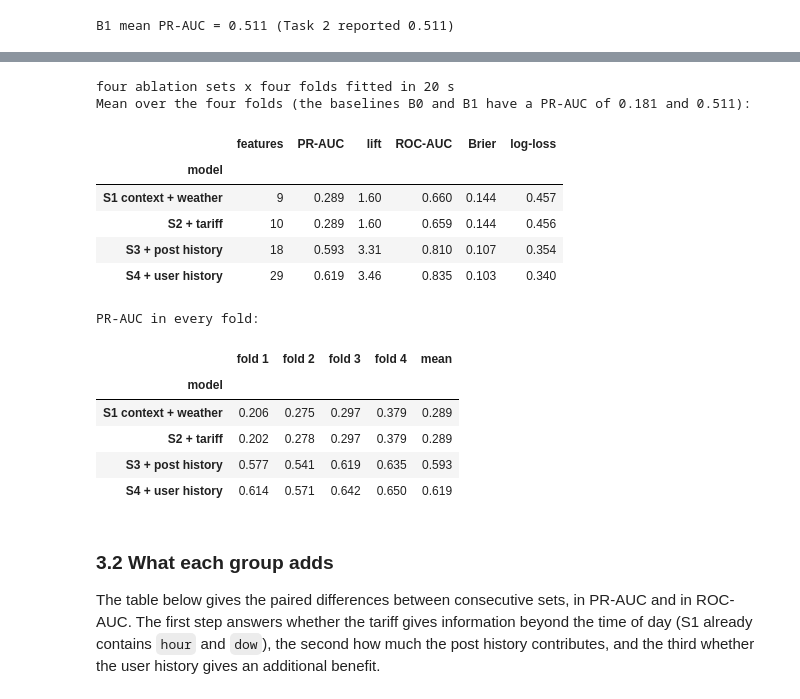
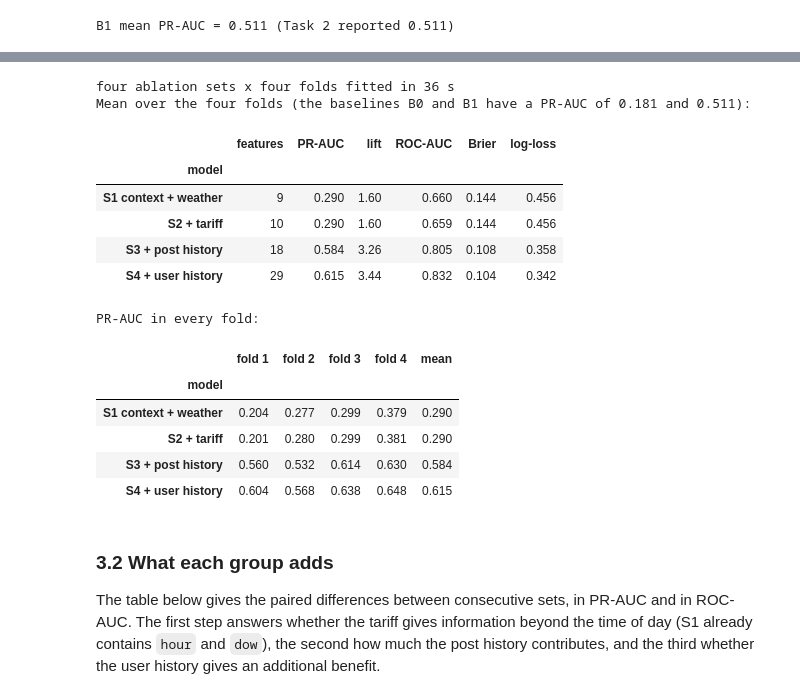
Before and after one commit to AmirMasnavi/MINDD, a Jupyter notebook: Task3.ipynb, the cells around one changed output, grey strips where cells are left out. Drawn from its saved outputs; the diff is of its cells as text; code cells hidden in the pictures.

```diff
--- a/Task3.ipynb
+++ b/Task3.ipynb
@@ -251,6 +253,9 @@ def cv_run(label, make_model, features):
         tr, va = df.loc[f["train"]], df.loc[f["valid"]]
         started = time.time()
         model = make_model(features).fit(tr[features], tr[TARGET])
+        if isinstance(model.named_steps["clf"], HistGradientBoostingClassifier):
+            fitted = model.named_steps["clf"]
+            assert not fitted.do_early_stopping_ and fitted.n_iter_ == fitted.max_iter
         p = model.predict_proba(va[features])[:, 1]
         seconds = time.time() - started
         PREDS[(label, f["fold"])] = p
@@ -341,7 +346,7 @@ def tree_view(features):
     return ColumnTransformer(steps, verbose_feature_names_out=False).set_output(transform="pandas")
 
 
-HGB_REFERENCE = dict(max_depth=6, learning_rate=0.1, max_iter=200, min_samples_leaf=100, random_state=SEED)
+HGB_REFERENCE = dict(max_depth=6, learning_rate=0.1, max_iter=200, min_samples_leaf=100, early_stopping=False, random_state=SEED)
 
 
 def make_reference_model(features):
@@ -349,42 +354,42 @@ def make_reference_model(features):
     return Pipeline([("prep", tree_view(features)),
                      ("clf", HistGradientBoostingClassifier(categorical_features=cat or None, **HGB_REFERENCE))])
 
 
 S1 = GROUPS["calendar"] + GROUPS["location"] + GROUPS["weather"]
 S2 = S1 + GROUPS["tariff"]
 S3 = S2 + GROUPS["post_history"]
 S4 = S3 + GROUPS["user_history"] + GROUPS["concurrency"]
 STEPS = {"S1 context + weather": S1, "S2 + tariff": S2, "S3 + post history": S3, "S4 + user history": S4}
 assert [len(s) for s in STEPS.values()] == [9, 10, 18, 29]
 
 t0 = time.time()
 for label, feats in STEPS.items():
     cv_run(label, make_reference_model, feats)
 print(f"four ablation sets x four folds fitted in {time.time() - t0:.0f} s")
 
 all_metrics = pd.concat(METRICS)
 summary = all_metrics[all_metrics["model"].isin(list(STEPS))].groupby("model", sort=False)[["PR-AUC", "lift", "ROC-AUC", "Brier", "log-loss"]].mean()
 summary.insert(0, "features", [len(f) for f in STEPS.values()])
 print("Mean over the four folds (the baselines B0 and B1 have a PR-AUC of 0.181 and 0.511):")
 display(summary.style.format({"PR-AUC": "{:.3f}", "lift": "{:.2f}", "ROC-AUC": "{:.3f}", "Brier": "{:.3f}", "log-loss": "{:.3f}"}))
 print("PR-AUC in every fold:")
 display(metric_table(list(STEPS)).style.format("{:.3f}"))
 # %% [output]
-four ablation sets x four folds fitted in 20 s
+four ablation sets x four folds fitted in 36 s
 Mean over the four folds (the baselines B0 and B1 have a PR-AUC of 0.181 and 0.511):
 |  | features | PR-AUC | lift | ROC-AUC | Brier | log-loss |
 | model |  |  |  |  |  |  |
-| S1 context + weather | 9 | 0.289 | 1.60 | 0.660 | 0.144 | 0.457 |
-| S2 + tariff | 10 | 0.289 | 1.60 | 0.659 | 0.144 | 0.456 |
-| S3 + post history | 18 | 0.593 | 3.31 | 0.810 | 0.107 | 0.354 |
-| S4 + user history | 29 | 0.619 | 3.46 | 0.835 | 0.103 | 0.340 |
+| S1 context + weather | 9 | 0.290 | 1.60 | 0.660 | 0.144 | 0.456 |
+| S2 + tariff | 10 | 0.290 | 1.60 | 0.659 | 0.144 | 0.456 |
+| S3 + post history | 18 | 0.584 | 3.26 | 0.805 | 0.108 | 0.358 |
+| S4 + user history | 29 | 0.615 | 3.44 | 0.832 | 0.104 | 0.342 |
 PR-AUC in every fold:
 |  | fold 1 | fold 2 | fold 3 | fold 4 | mean |
 | model |  |  |  |  |  |
-| S1 context + weather | 0.206 | 0.275 | 0.297 | 0.379 | 0.289 |
-| S2 + tariff | 0.202 | 0.278 | 0.297 | 0.379 | 0.289 |
-| S3 + post history | 0.577 | 0.541 | 0.619 | 0.635 | 0.593 |
-| S4 + user history | 0.614 | 0.571 | 0.642 | 0.650 | 0.619 |
+| S1 context + weather | 0.204 | 0.277 | 0.299 | 0.379 | 0.290 |
+| S2 + tariff | 0.201 | 0.280 | 0.299 | 0.381 | 0.290 |
+| S3 + post history | 0.560 | 0.532 | 0.614 | 0.630 | 0.584 |
+| S4 + user history | 0.604 | 0.568 | 0.638 | 0.648 | 0.615 |
 # %% [markdown]
 ### 3.2 What each group adds
 
```
Also changed, not shown: parts of 43 cells of this notebook, 2 other files.
